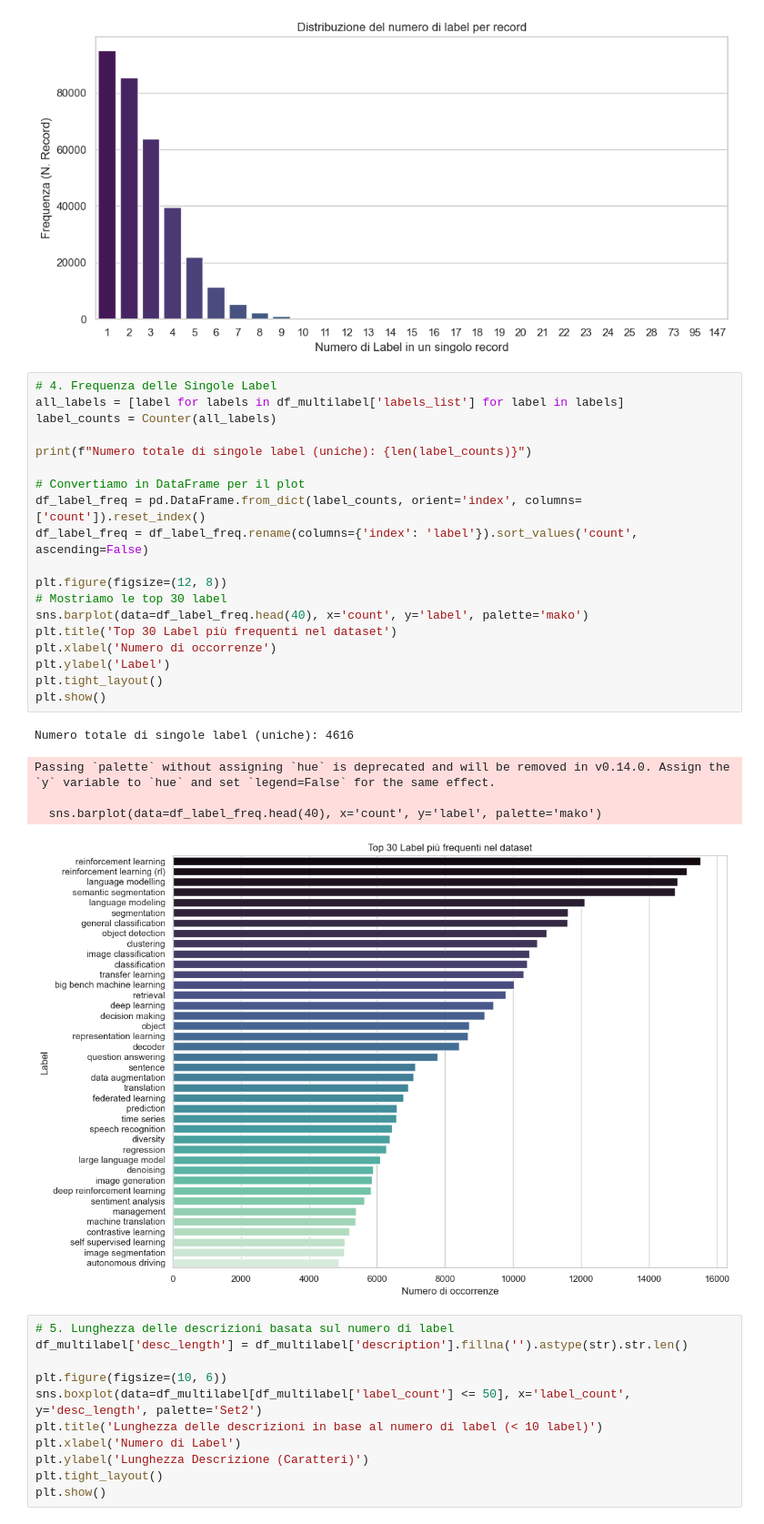
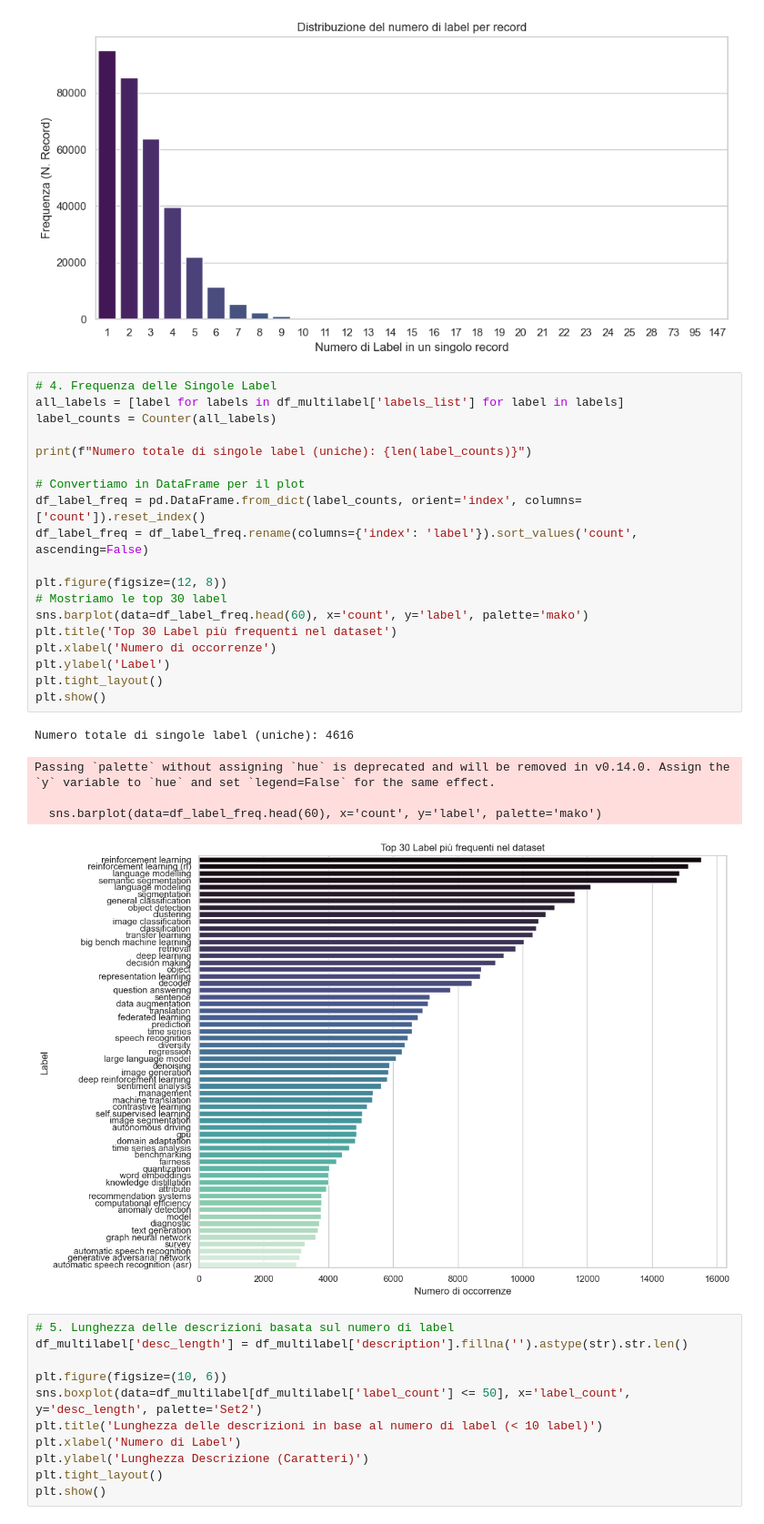
Before and after one commit to Vinello28/open-data-analytics, a Jupyter notebook: notebooks/09_eda_pwc_multilabel.ipynb, the cells around one changed output. Shown at 91% size. Saved outputs shown, nothing was run; the diff lists cells and outputs as text.

```diff
--- a/notebooks/09_eda_pwc_multilabel.ipynb
+++ b/notebooks/09_eda_pwc_multilabel.ipynb
@@ -62,28 +62,28 @@ Passing `palette` without assigning `hue` is deprecated and will be removed in v
 # %%
 # 4. Frequenza delle Singole Label
 all_labels = [label for labels in df_multilabel['labels_list'] for label in labels]
 label_counts = Counter(all_labels)
 
 print(f"Numero totale di singole label (uniche): {len(label_counts)}")
 
 # Convertiamo in DataFrame per il plot
 df_label_freq = pd.DataFrame.from_dict(label_counts, orient='index', columns=['count']).reset_index()
 df_label_freq = df_label_freq.rename(columns={'index': 'label'}).sort_values('count', ascending=False)
 
 plt.figure(figsize=(12, 8))
 # Mostriamo le top 30 label
-sns.barplot(data=df_label_freq.head(40), x='count', y='label', palette='mako')
+sns.barplot(data=df_label_freq.head(60), x='count', y='label', palette='mako')
 plt.title('Top 30 Label più frequenti nel dataset')
 plt.xlabel('Numero di occorrenze')
 plt.ylabel('Label')
 plt.tight_layout()
 plt.show()
 # %% [output]
 Numero totale di singole label (uniche): 4616
 Passing `palette` without assigning `hue` is deprecated and will be removed in v0.14.0. Assign the `y` variable to `hue` and set `legend=False` for the same effect.
 
-  sns.barplot(data=df_label_freq.head(40), x='count', y='label', palette='mako')
+  sns.barplot(data=df_label_freq.head(60), x='count', y='label', palette='mako')
-[figure, old version]
+[figure, new version]
 # %%
 # 5. Lunghezza delle descrizioni basata sul numero di label
 df_multilabel['desc_length'] = df_multilabel['description'].fillna('').astype(str).str.len()
```
Also changed, not shown: parts of 4 cells of this notebook, 1 other file.
